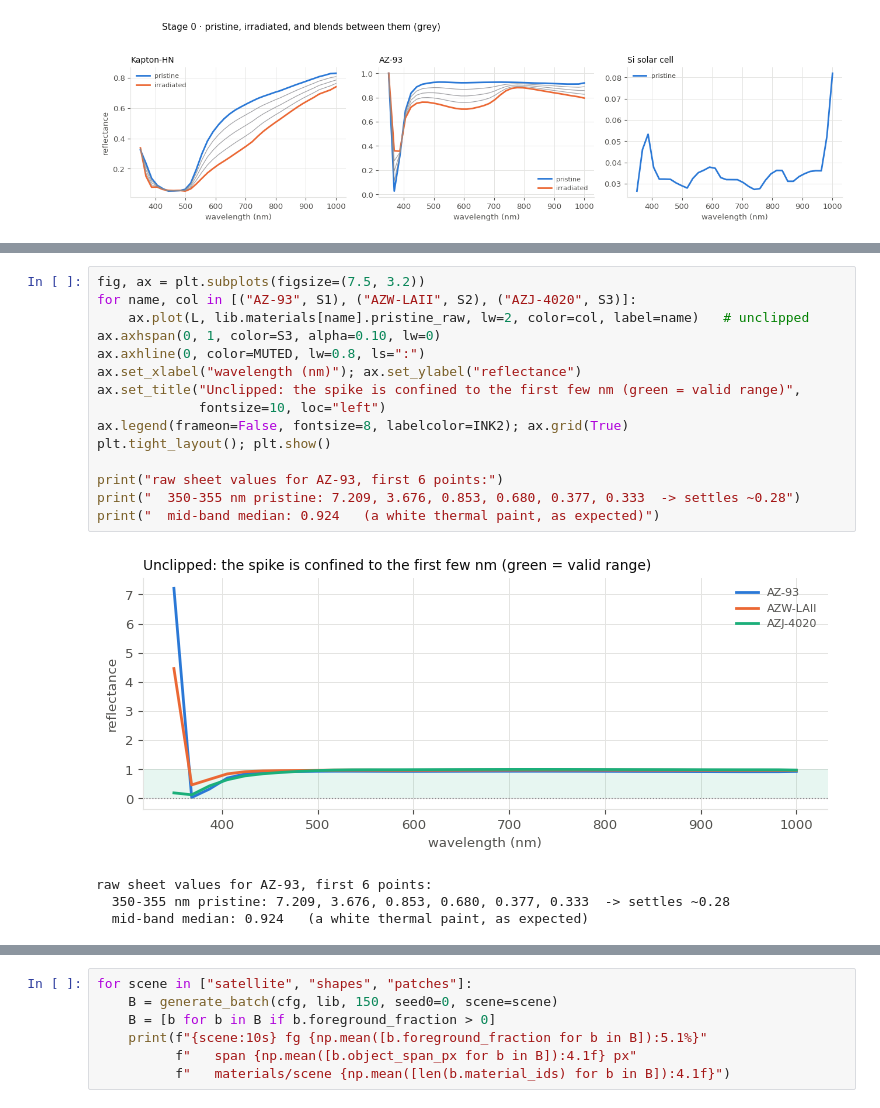
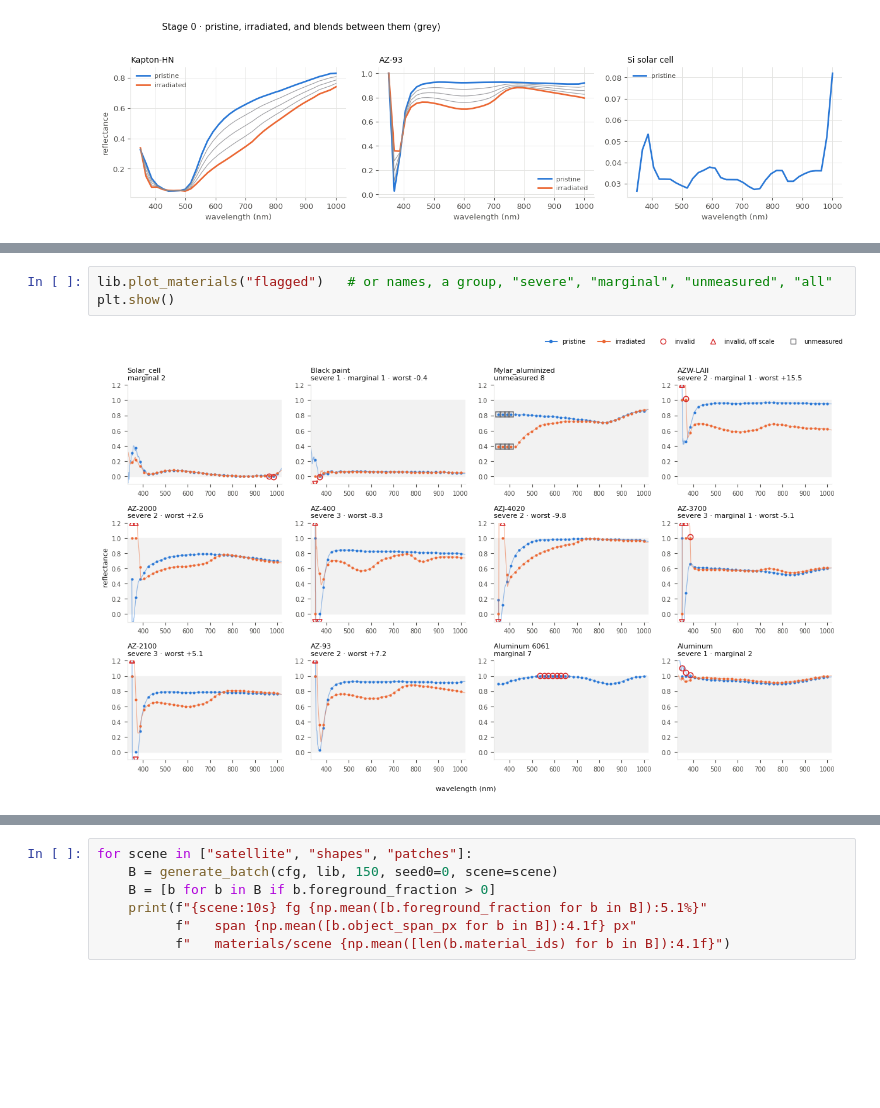
Before and after one commit to paavalipopov/satellites, a Jupyter notebook: scripts/01_generation_walkthrough.ipynb, the cells around one changed output, grey strips where cells are left out. Drawn from its saved outputs; the diff is of its cells as text; blank space fills up the shorter version.

```diff
--- a/scripts/01_generation_walkthrough.ipynb
+++ b/scripts/01_generation_walkthrough.ipynb
@@ -166,23 +136,8 @@ reference standard; clipping those is reasonable.
 # %%
-fig, ax = plt.subplots(figsize=(7.5, 3.2))
-for name, col in [("AZ-93", S1), ("AZW-LAII", S2), ("AZJ-4020", S3)]:
-    ax.plot(L, lib.materials[name].pristine_raw, lw=2, color=col, label=name)   # unclipped
-ax.axhspan(0, 1, color=S3, alpha=0.10, lw=0)
-ax.axhline(0, color=MUTED, lw=0.8, ls=":")
-ax.set_xlabel("wavelength (nm)"); ax.set_ylabel("reflectance")
-ax.set_title("Unclipped: the spike is confined to the first few nm (green = valid range)",
-             fontsize=10, loc="left")
-ax.legend(frameon=False, fontsize=8, labelcolor=INK2); ax.grid(True)
-plt.tight_layout(); plt.show()
-
-print("raw sheet values for AZ-93, first 6 points:")
-print("  350-355 nm pristine: 7.209, 3.676, 0.853, 0.680, 0.377, 0.333  -> settles ~0.28")
-print("  mid-band median: 0.924   (a white thermal paint, as expected)")
+lib.plot_materials("flagged")   # or names, a group, "severe", "marginal", "unmeasured", "all"
+plt.show()
 # %% [output]
-[figure, old version]
+[figure, new version]
-raw sheet values for AZ-93, first 6 points:
-  350-355 nm pristine: 7.209, 3.676, 0.853, 0.680, 0.377, 0.333  -> settles ~0.28
-  mid-band median: 0.924   (a white thermal paint, as expected)
 # %% [markdown]
 ---
 ## Stage 1 — the scene mask
```
Also changed, not shown: parts of 28 cells of this notebook, 8 other files.
